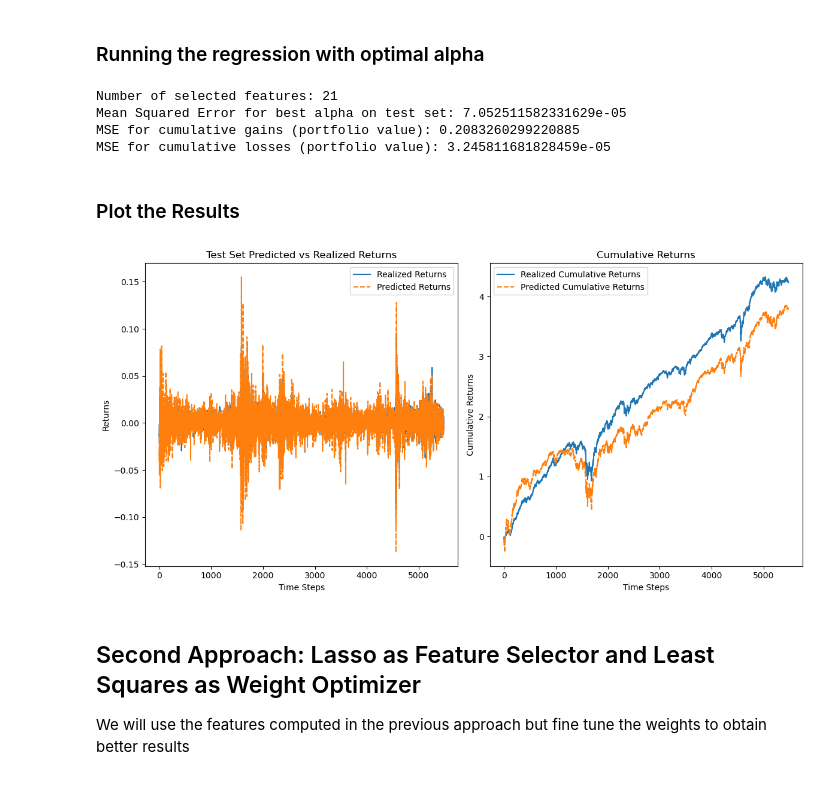
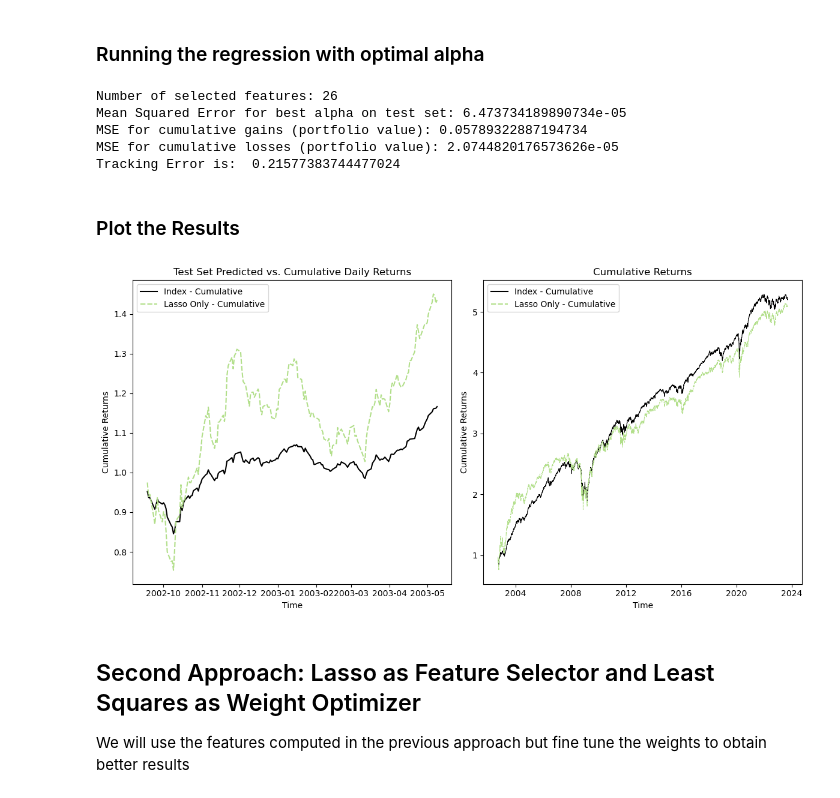
Before and after one commit to alexander-schaller/financial-machine-learning-projects-group2, a Jupyter notebook: Benchmark.ipynb, the cells around one changed output. Cells and saved outputs as stored; diff of their text form; code cells hidden in the pictures.

```diff
--- a/Benchmark.ipynb
+++ b/Benchmark.ipynb
@@ -35,6 +36,8 @@ TOTAL_REBALANCE_DAYS = REBALANCE_PERIOD*LAGGED_PERIODS
 
 # Other
 VERBOSE = False
+
+sns.set_palette(["Black"] + sns.color_palette("Paired")[2:])
 # %% [markdown]
 ## Plotting Parameters
 # %%
@@ -62,24 +76,23 @@ Y = index
 ### Plotting the Random Index Returns and Cumulative Returns
 # %%
 # Calculate cumulative portfolio returns
-cumulative_returns = np.cumsum(Y)
+results["Index - Cumulative"] = 1 + np.cumsum(Y)
 
 # Plotting
 plt.figure(figsize=FIG_SIZE)
 
 plt.subplot(1, 2, 1)
-plt.plot(Y, label='Portfolio Returns', color='orange')
-plt.title('Portfolio Returns Over Time')
+sns.lineplot(data=results["Index - Cumulative"][TOTAL_REBALANCE_DAYS:2*TOTAL_REBALANCE_DAYS + REBALANCE_PERIOD])
+plt.title('Cumulative Portfolio Returns First 6 Months')
 plt.xlabel('Time')
-plt.ylabel('Portfolio Returns')
-plt.legend()
+plt.ylabel('Cumulative Returns')
 
 plt.subplot(1, 2, 2)
-plt.plot(cumulative_returns[int(0.8 * len(Y)):], label='Cumulative Returns for last 20% of data points', color='green')
+sns.lineplot(data=results["Index - Cumulative"], linewidth=0.7)
 plt.title('Cumulative Returns Over Time')
 plt.xlabel('Time')
+plt.xticks(rotation=45)
 plt.ylabel('Cumulative Returns')
-plt.legend()
 
 plt.tight_layout()
 plt.show()
@@ -149,12 +162,17 @@ lasso_best = lasso_best / np.sum(lasso_best)
 #Get mean squared error for best alpha
 Y_pred_lasso = np.dot(X_test, lasso_best)
 print(f"Number of selected features: {np.count_nonzero(lasso_best)}")
+zero = np.zeros_like(Y)
+zero[TOTAL_REBALANCE_DAYS:] = Y_pred_lasso
+results["Lasso Only"] = zero
 
 mselb = mean_squared_error(Y_test, Y_pred_lasso)
 print(f"Mean Squared Error for best alpha on test set: {mselb}")
 
 # Calculate the predicted cumulative return
 cum_returns_pred = np.cumsum(Y_pred_lasso)
+zero[TOTAL_REBALANCE_DAYS:] = cum_returns_pred
+results["Lasso Only - Cumulative"] = 1+zero
 
 # Calculate the real cumulative return
 cum_returns_real = np.cumsum(Y[TOTAL_REBALANCE_DAYS:])
@@ -171,38 +189,43 @@ print("MSE for cumulative losses (portfolio value):", mse_losses)
 
 # Calculate the drawdown for test set as before
 drawdown_test = compute_rel_drawdown(cum_returns_pred)
+
+metrics["Lasso Only"]["Tracking Error"] = np.std(cum_returns_pred - cum_returns_real)
+metrics["Lasso Only"]["Relative Drawdown"] = drawdown_test
+metrics["Lasso Only"]["T-Costs"] = implied_t_costs(lasso_best, 0, ABS_TCOSTS, REL_TCOSTS)
+
+print("Tracking Error is: ", np.std(cum_returns_pred - cum_returns_real))
 # %% [output]
-Number of selected features: 21
-Mean Squared Error for best alpha on test set: 7.052511582331629e-05
-MSE for cumulative gains (portfolio value): 0.2083260299220885
-MSE for cumulative losses (portfolio value): 3.245811681828459e-05
+Number of selected features: 26
+Mean Squared Error for best alpha on test set: 6.473734189890734e-05
+MSE for cumulative gains (portfolio value): 0.05789322887194734
+MSE for cumulative losses (portfolio value): 2.0744820176573626e-05
+Tracking Error is:  0.21577383744477024
 # %% [markdown]
 ### Plot the Results
 # %%
 plt.figure(figsize=FIG_SIZE)
 
 plt.subplot(1, 2, 1)
-plt.plot(Y_test, label='Realized Returns')
-plt.plot(Y_pred_lasso, label='Predicted Returns', linestyle='--')
-plt.xlabel('Time Steps')
-plt.ylabel('Returns')
-plt.title('Test Set Predicted vs Realized Returns')
+sns.lineplot(data=results[["Index - Cumulative", "Lasso Only - Cumulative"]][TOTAL_REBALANCE_DAYS:2*TOTAL_REBALANCE_DAYS + REBALANCE_PERIOD])
+plt.xlabel('Time')
+plt.ylabel('Cumulative Returns')
+plt.title('Test Set Predicted vs. Cumulative Daily Returns')
 plt.legend()
 
 # Plot the cumulative returns
 plt.subplot(1, 2, 2)
-plt.plot(cum_returns_real, label='Realized Cumulative Returns')
-plt.plot(cum_returns_pred, label='Predicted Cumulative Returns', linestyle='--')
-plt.xlabel('Time Steps')
+sns.lineplot(data=results[["Index - Cumulative", "Lasso Only - Cumulative"]][TOTAL_REBALANCE_DAYS:], linewidth=0.7)
+plt.xlabel('Time')
 plt.ylabel('Cumulative Returns')
 plt.title('Cumulative Returns')
 plt.legend()
 
 # Adjust layout to prevent overlap
 plt.tight_layout()
 plt.show()
 # %% [output]
-[figure, old version]
+[figure, new version]
 # %% [markdown]
 ## Second Approach: Lasso as Feature Selector and Least Squares as Weight Optimizer
 
```
Also changed, not shown: parts of 20 cells of this notebook.
